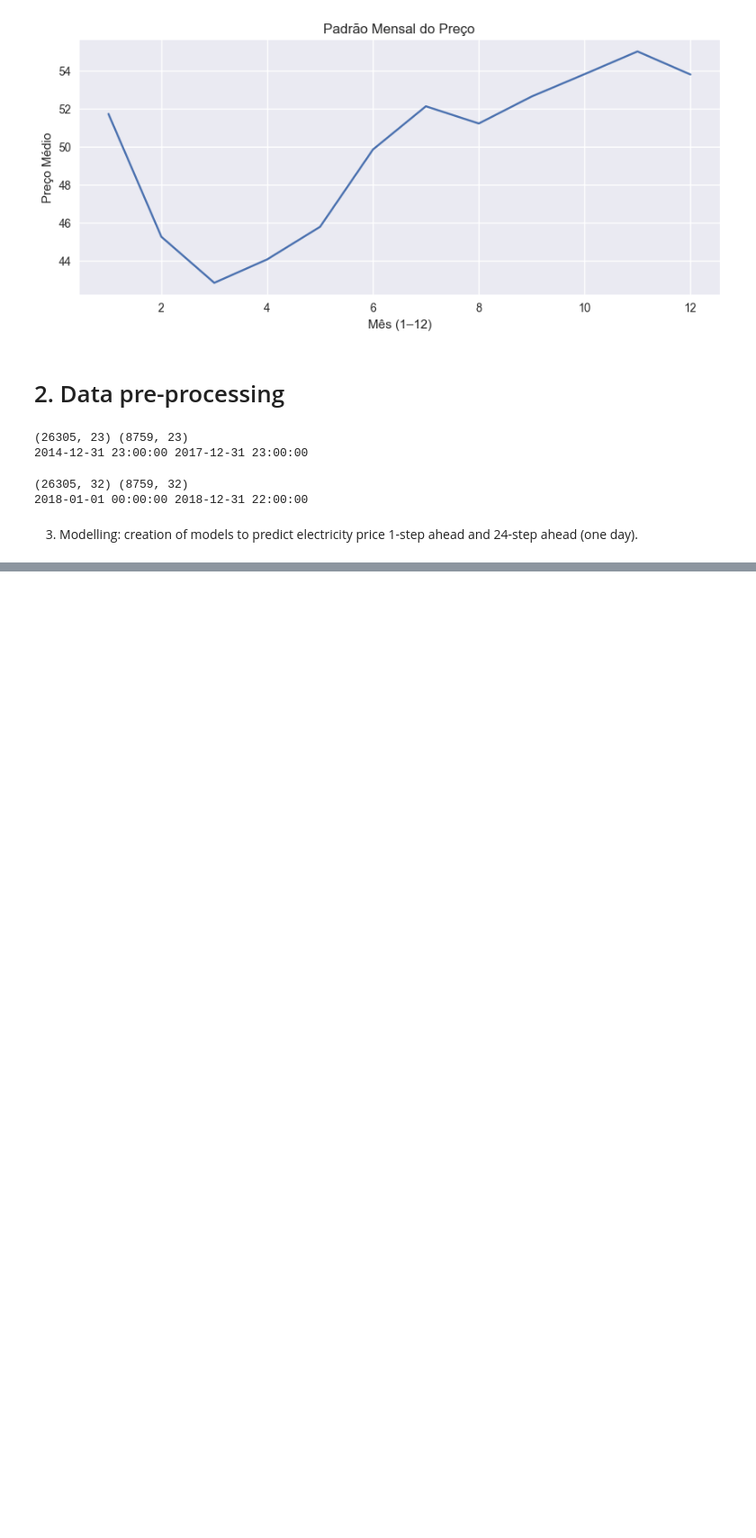
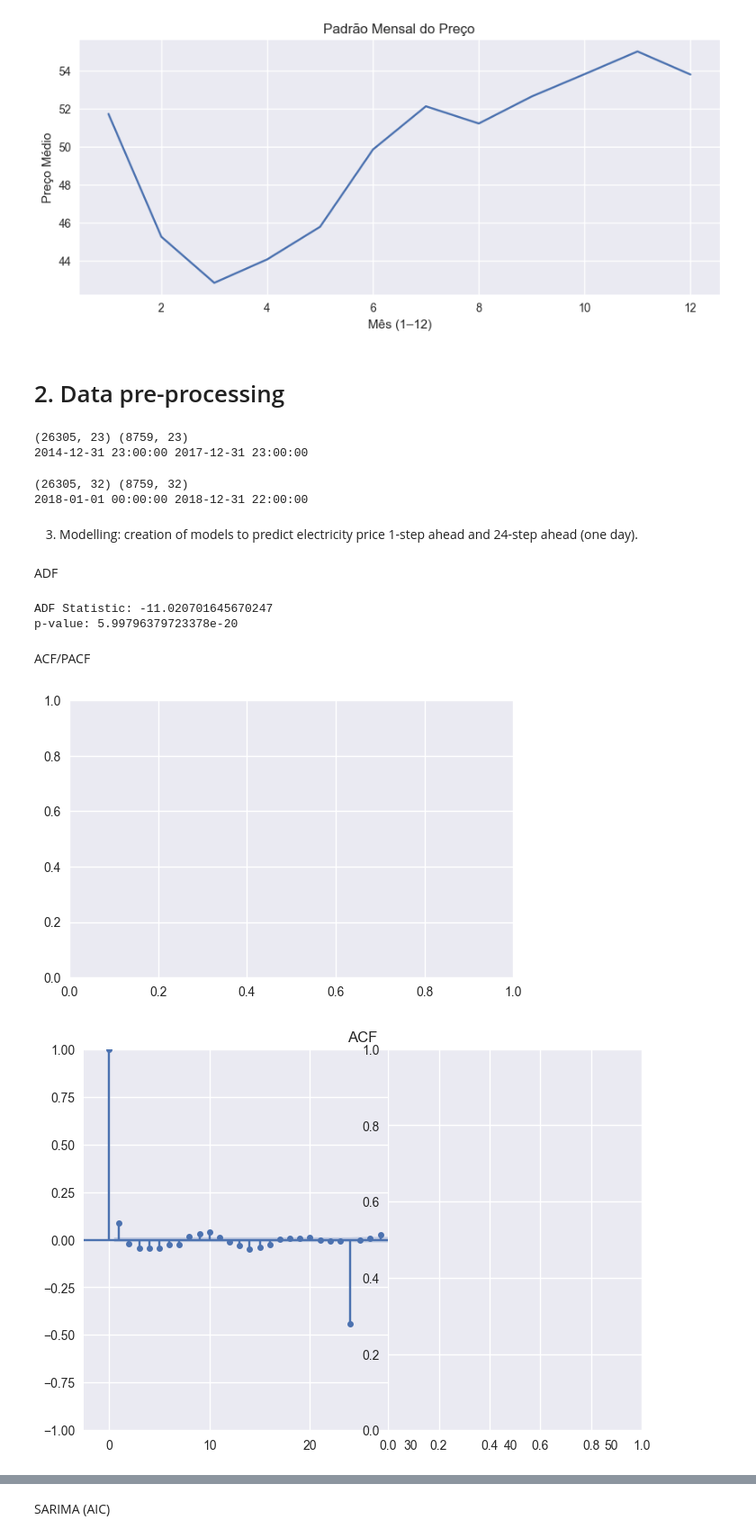
Before and after one commit to 1211882/MINDD_TP2_2025, a Jupyter notebook: project.ipynb, the cells around one changed output, grey strips where cells are left out. Shown: that part at 90% size. Cells and saved outputs as stored; diff of their text form; code cells hidden in the pictures; blank space fills up the shorter version.

```diff
--- a/project.ipynb
+++ b/project.ipynb
@@ -473,6 +478,40 @@ print(test_stat.index.min(), test_stat.index.max())
 # %%
 ##parte 3
 # exemplo: usar 2016-01-01 até 2017-12-31 para treino estatístico
-subset = df.loc['2016-01-01':'2017-12-31']
+target = 'price'
+exog_cols = [col for col in train_stat.columns if col != target]
 
-y = subset['price']
+y_train  = train_stat[target]
+y_test   = test_stat[target]
+
+exog_train = train_stat[exog_cols]
+exog_test  = test_stat[exog_cols]
+# %% [markdown]
+ADF
+# %%
+result = adfuller(y_train)
+print("ADF Statistic:", result[0])
+print("p-value:", result[1])
+# %% [output]
+ADF Statistic: -11.020701645670247
+p-value: 5.99796379723378e-20
+# %% [markdown]
+ACF/PACF
+# %%
+# differencing para visualizar melhor
+y_diff = y_train.diff().dropna()
+y_seasonal = y_diff.diff(24).dropna()
+
+plt.figure(figsize=(14,4))
+plt.subplot(1,2,1)
+plot_acf(y_seasonal, lags=50)
+plt.title("ACF")
+
+plt.subplot(1,2,2)
+plot_pacf(y_seasonal, lags=50)
+plt.title("PACF")
+
+plt.show()
+# %% [output]
+[figure, added]
+[figure, added]
@@ -478,0 +519,2 @@ y = subset['price']
+# %% [markdown]
+SARIMA (AIC)
```
Also changed, not shown: parts of 8 cells of this notebook.
